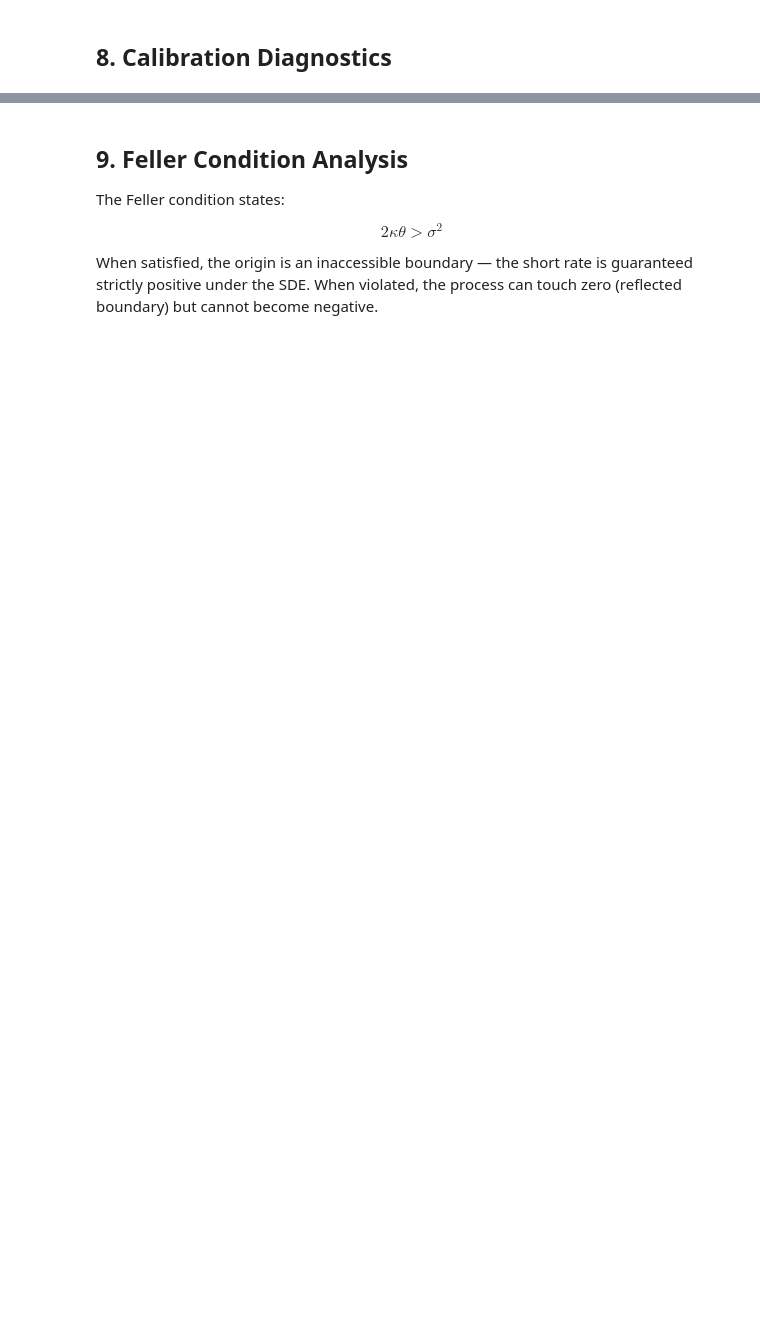
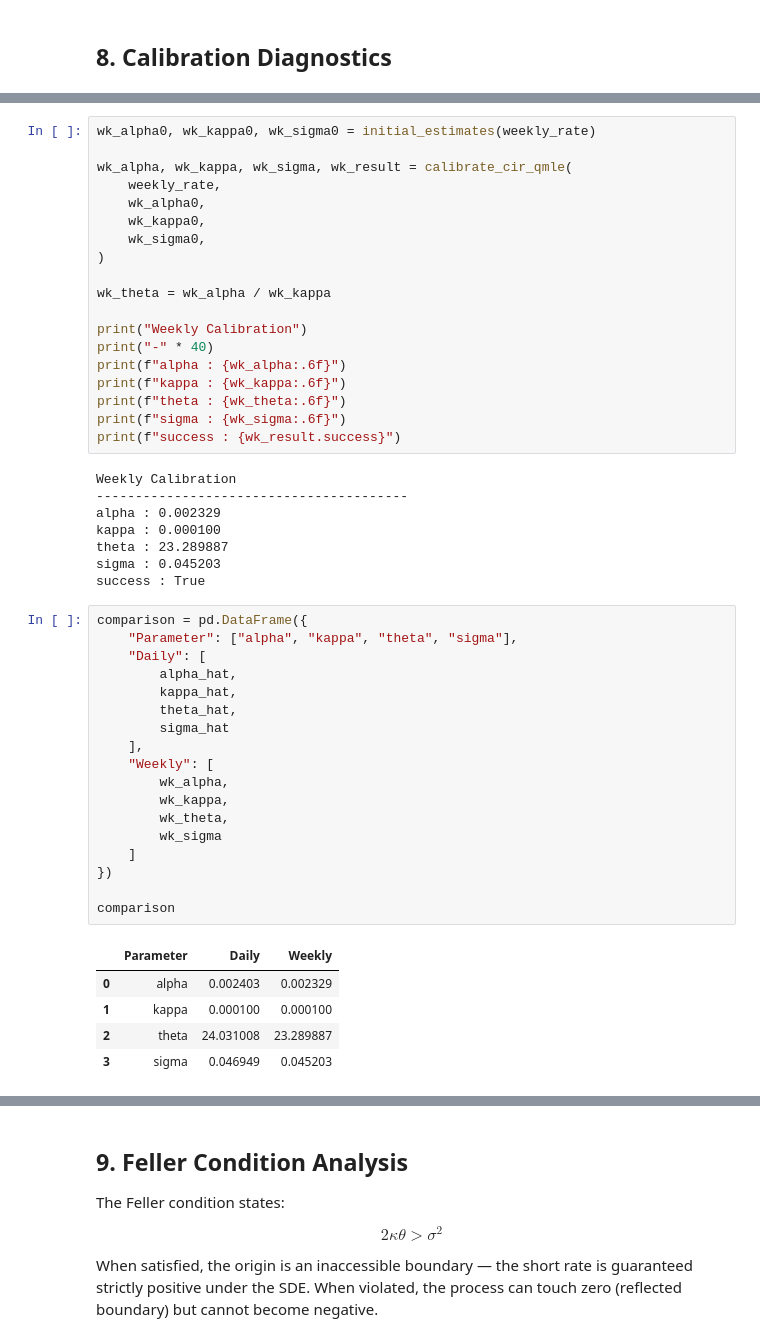
Before and after one commit to Chikorita03/Stochastic-Interest-Rate-modelling, a Jupyter notebook: notebooks/02_cir_calibration.ipynb, the cells around one changed output, grey strips where cells are left out. Cells and saved outputs as stored; diff of their text form; blank space fills up the shorter version.

Commit message:
Complete CIR QMLE calibration, diagnostics, simulation and robustness analysis

```diff
--- a/notebooks/02_cir_calibration.ipynb
+++ b/notebooks/02_cir_calibration.ipynb
@@ -490,0 +725,51 @@ Initial parameter estimates (used as QMLE starting values):
+# %%
+wk_alpha0, wk_kappa0, wk_sigma0 = initial_estimates(weekly_rate)
+
+wk_alpha, wk_kappa, wk_sigma, wk_result = calibrate_cir_qmle(
+    weekly_rate,
+    wk_alpha0,
+    wk_kappa0,
+    wk_sigma0,
+)
+
+wk_theta = wk_alpha / wk_kappa
+
+print("Weekly Calibration")
+print("-" * 40)
+print(f"alpha : {wk_alpha:.6f}")
+print(f"kappa : {wk_kappa:.6f}")
+print(f"theta : {wk_theta:.6f}")
+print(f"sigma : {wk_sigma:.6f}")
+print(f"success : {wk_result.success}")
+# %% [output]
+Weekly Calibration
+----------------------------------------
+alpha : 0.002329
+kappa : 0.000100
+theta : 23.289887
+sigma : 0.045203
+success : True
+# %%
+comparison = pd.DataFrame({
+    "Parameter": ["alpha", "kappa", "theta", "sigma"],
+    "Daily": [
+        alpha_hat,
+        kappa_hat,
+        theta_hat,
+        sigma_hat
+    ],
+    "Weekly": [
+        wk_alpha,
+        wk_kappa,
+        wk_theta,
+        wk_sigma
+    ]
+})
+
+comparison
+# %% [output]
+|  | Parameter | Daily | Weekly |
+| 0 | alpha | 0.002403 | 0.002329 |
+| 1 | kappa | 0.000100 | 0.000100 |
+| 2 | theta | 24.031008 | 23.289887 |
+| 3 | sigma | 0.046949 | 0.045203 |
```
Also changed, not shown: parts of 23 cells of this notebook, 3 other files.
